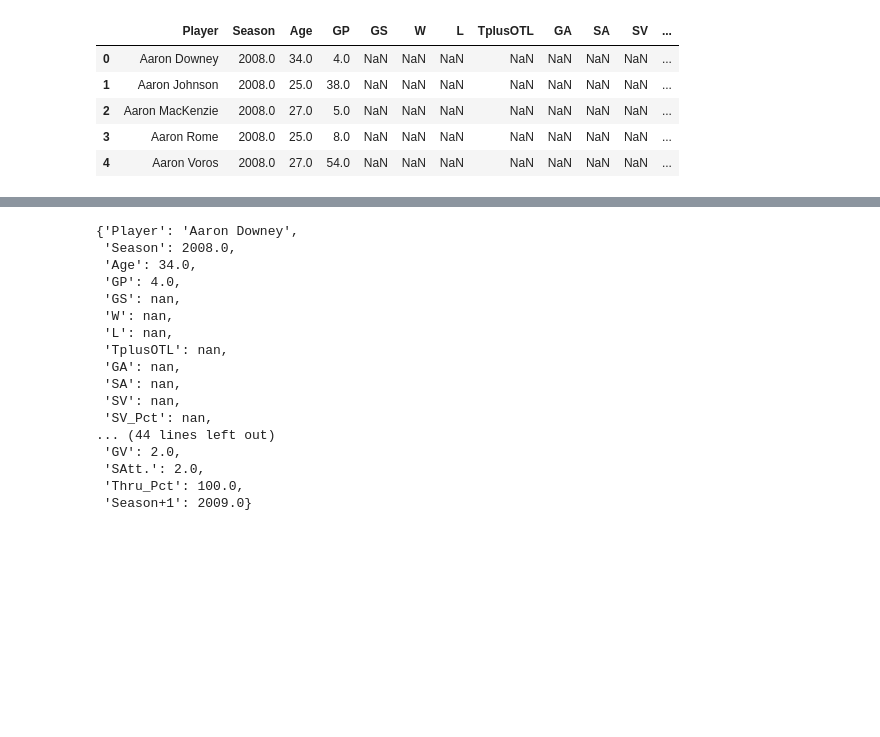
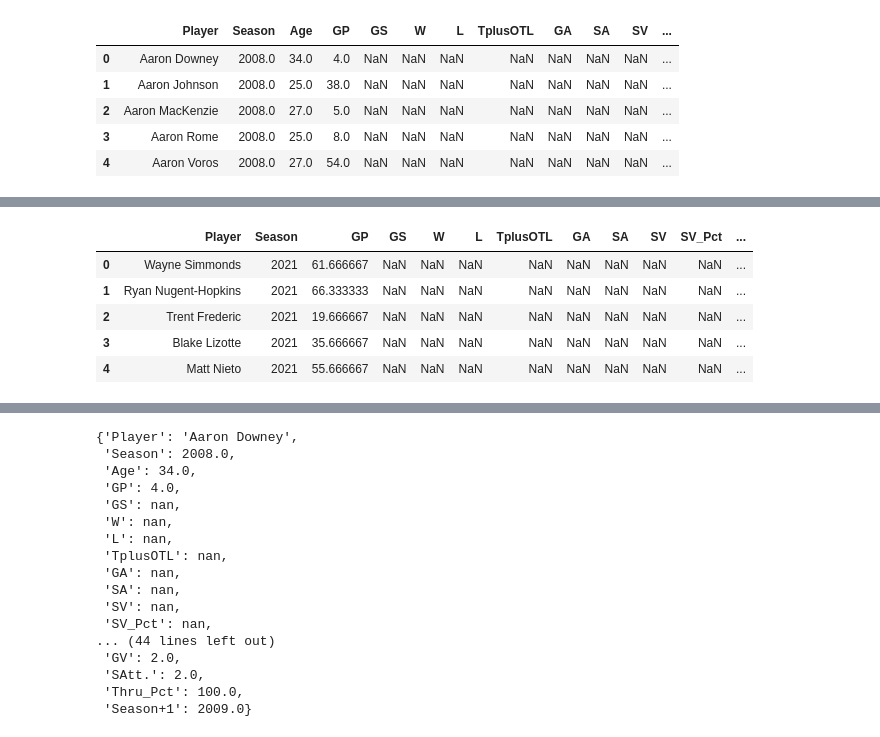
Before and after one commit to maessery/Capstone-2, a Jupyter notebook: Final DF .ipynb, the cells around one changed output, grey strips where cells are left out. Cells and saved outputs as stored; diff of their text form; code cells hidden in the pictures; blank space fills up the shorter version.

```diff
--- a/Final DF .ipynb
+++ b/Final DF .ipynb
@@ -573,0 +787,10 @@ Length: 58, dtype: float64
+# %%
+combo_df= combo_df.drop(columns=['Season+1','Age'])
+combo_df.head()
+# %% [output]
+|  | Player | Season | GP | GS | W | L | TplusOTL | GA | SA | SV | SV_Pct | ... |
+| 0 | Wayne Simmonds | 2021 | 61.666667 | NaN | NaN | NaN | NaN | NaN | NaN | NaN | NaN | ... |
+| 1 | Ryan Nugent-Hopkins | 2021 | 66.333333 | NaN | NaN | NaN | NaN | NaN | NaN | NaN | NaN | ... |
+| 2 | Trent Frederic | 2021 | 19.666667 | NaN | NaN | NaN | NaN | NaN | NaN | NaN | NaN | ... |
+| 3 | Blake Lizotte | 2021 | 35.666667 | NaN | NaN | NaN | NaN | NaN | NaN | NaN | NaN | ... |
+| 4 | Matt Nieto | 2021 | 55.666667 | NaN | NaN | NaN | NaN | NaN | NaN | NaN | NaN | ... |
```
Also changed, not shown: parts of 19 cells of this notebook.
